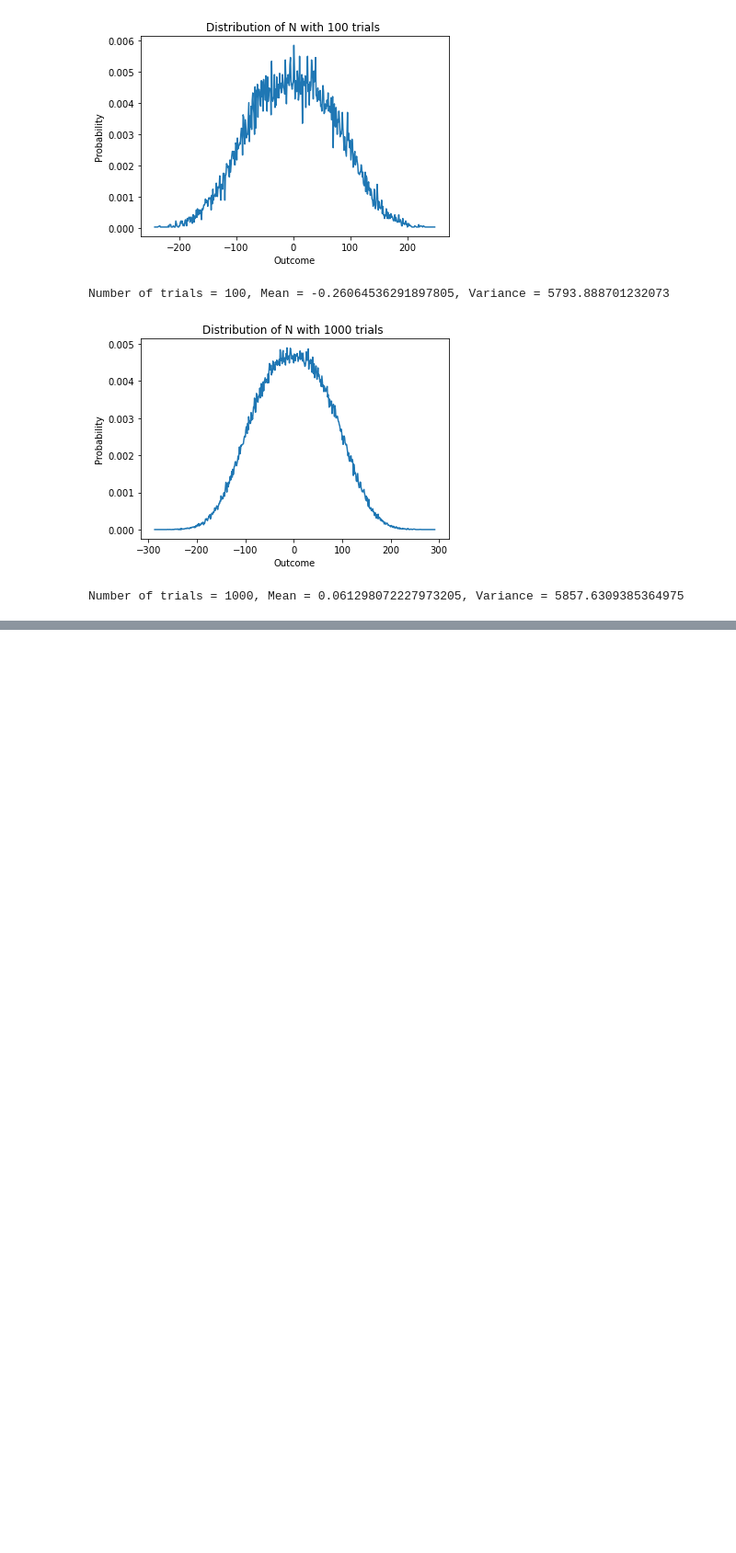
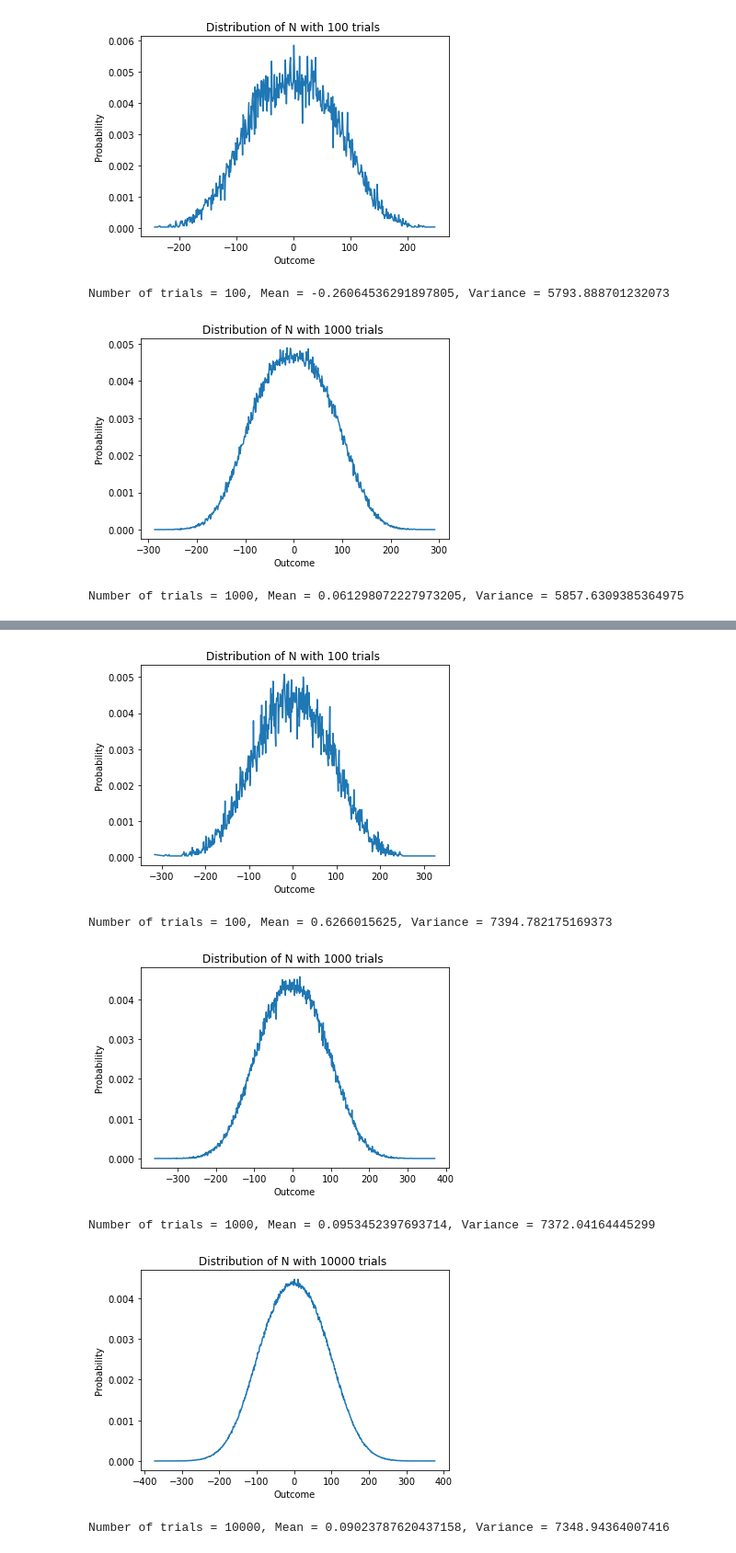
Before and after one commit to Jason-Papa/KyberPC, a Jupyter notebook: distributions.ipynb, the cells around one changed output, grey strips where cells are left out. Shown: that part at 92% size. Drawn from its saved outputs; the diff is of its cells as text; code cells hidden in the pictures; blank space fills up the shorter version.

```diff
--- a/distributions.ipynb
+++ b/distributions.ipynb
@@ -143,0 +155,9 @@ Number of trials = 1000, Mean = 0.061298072227973205, Variance = 5857.6309385364
+# %%
+distribution("Kyber768", True, k=5)
+# %% [output]
+[figure, added]
+Number of trials = 100, Mean = 0.6266015625, Variance = 7394.782175169373
+[figure, added]
+Number of trials = 1000, Mean = 0.0953452397693714, Variance = 7372.04164445299
+[figure, added]
+Number of trials = 10000, Mean = 0.09023787620437158, Variance = 7348.94364007416
```
Also changed, not shown: parts of 6 cells of this notebook, 1 other file.
